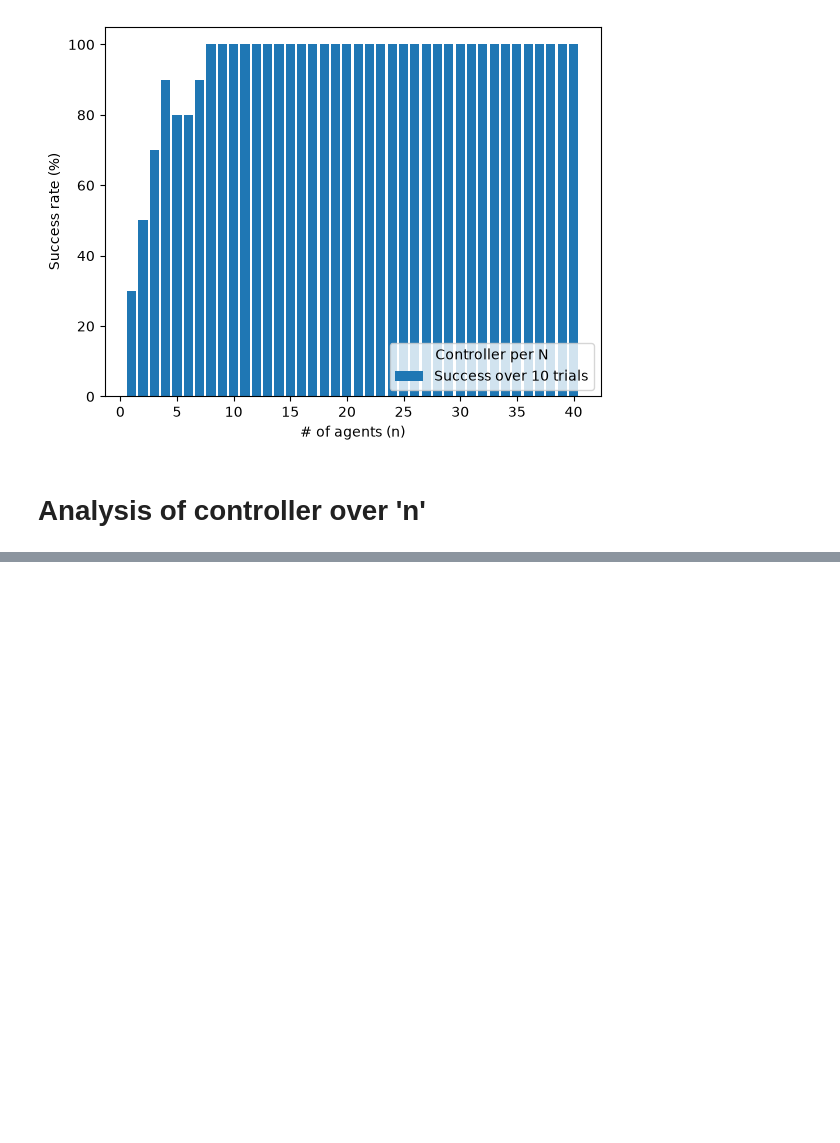
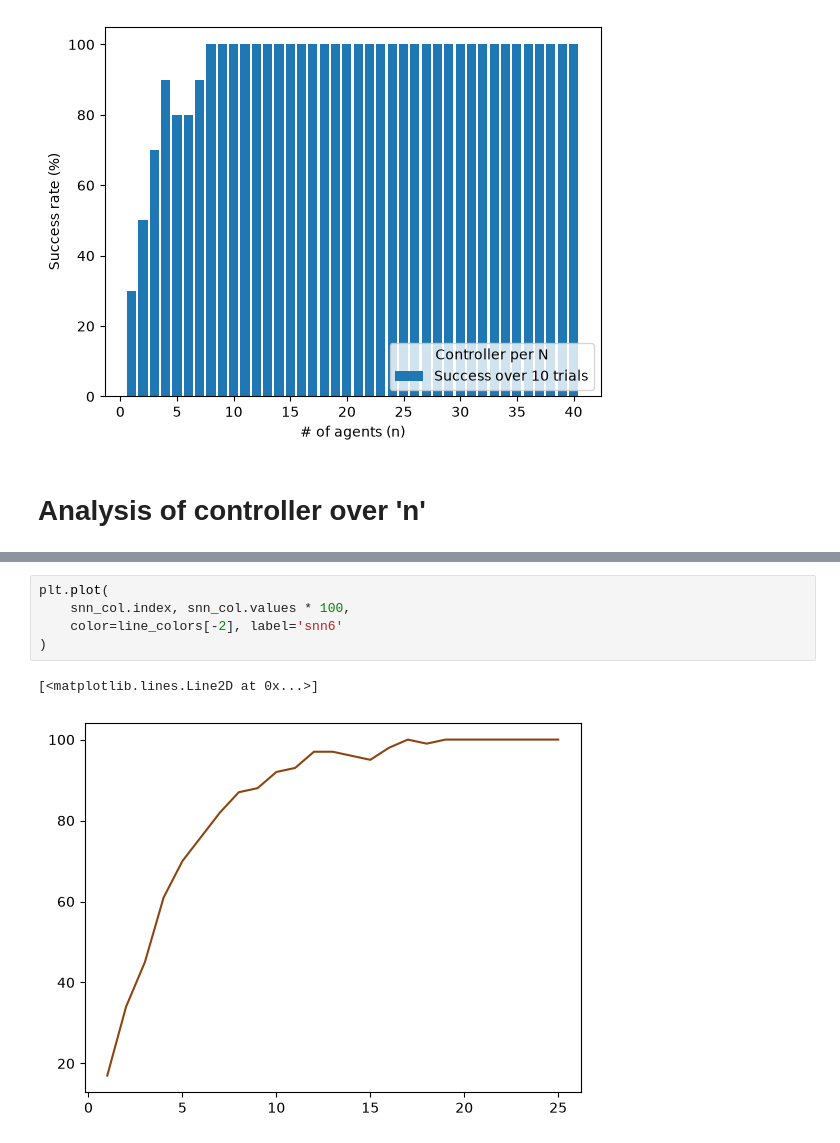
Before and after one commit to GMU-ASRC/farptest, a Jupyter notebook: plot_control.ipynb, the cells around one changed output, grey strips where cells are left out. Cells and saved outputs as stored; diff of their text form; blank space fills up the shorter version.

```diff
--- a/plot_control.ipynb
+++ b/plot_control.ipynb
@@ -49,0 +73,8 @@ plt.show()
+# %%
+plt.plot(
+    snn_col.index, snn_col.values * 100,
+    color=line_colors[-2], label='snn6'
+)
+# %% [output]
+[<matplotlib.lines.Line2D at 0x...>]
+[figure, added]
```
Also changed, not shown: parts of 2 cells of this notebook.
